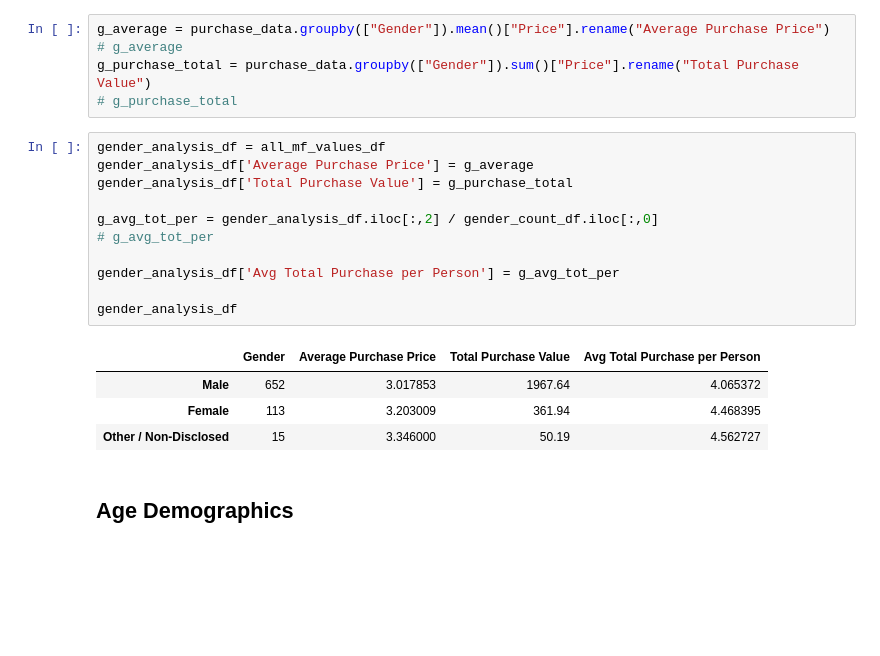
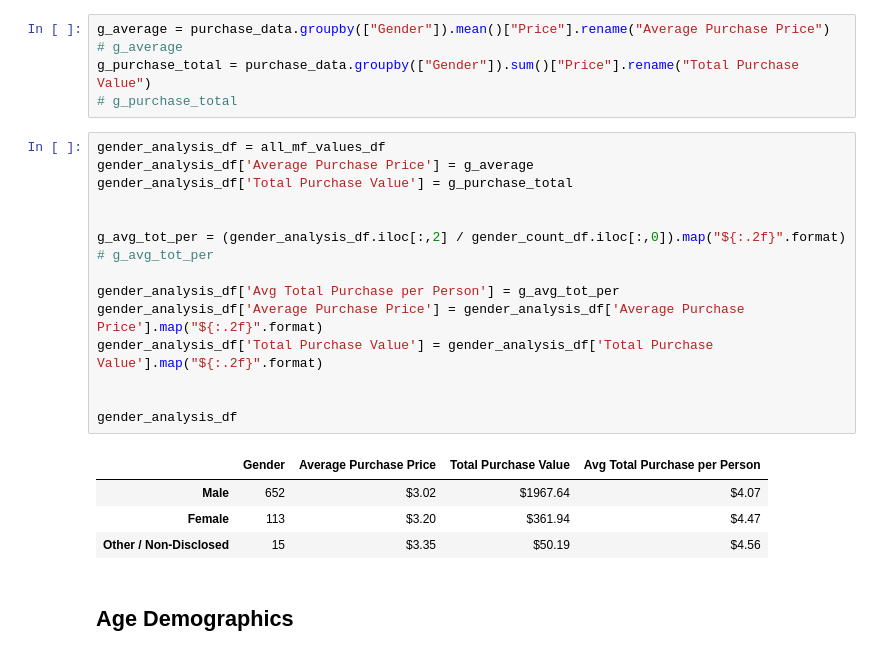
Before and after one commit to mannievilla/Pandas-Challenge, a Jupyter notebook: HeroesOfPymoli/HeroesOfPymoli_starter.ipynb, the cells around one changed output. Saved outputs shown, nothing was run; the diff lists cells and outputs as text; blank space fills up the shorter version.

```diff
--- a/HeroesOfPymoli/HeroesOfPymoli_starter.ipynb
+++ b/HeroesOfPymoli/HeroesOfPymoli_starter.ipynb
@@ -147,19 +147,23 @@ g_purchase_total = purchase_data.groupby(["Gender"]).sum()["Price"].rename("Tota
 # %%
 gender_analysis_df = all_mf_values_df
 gender_analysis_df['Average Purchase Price'] = g_average
 gender_analysis_df['Total Purchase Value'] = g_purchase_total
 
-g_avg_tot_per = gender_analysis_df.iloc[:,2] / gender_count_df.iloc[:,0]
+
+g_avg_tot_per = (gender_analysis_df.iloc[:,2] / gender_count_df.iloc[:,0]).map("${:.2f}".format)
 # g_avg_tot_per
 
 gender_analysis_df['Avg Total Purchase per Person'] = g_avg_tot_per
+gender_analysis_df['Average Purchase Price'] = gender_analysis_df['Average Purchase Price'].map("${:.2f}".format)
+gender_analysis_df['Total Purchase Value'] = gender_analysis_df['Total Purchase Value'].map("${:.2f}".format)
+
 
 gender_analysis_df
 # %% [output]
 |  | Gender | Average Purchase Price | Total Purchase Value | Avg Total Purchase per Person |
-| Male | 652 | 3.017853 | 1967.64 | 4.065372 |
-| Female | 113 | 3.203009 | 361.94 | 4.468395 |
-| Other / Non-Disclosed | 15 | 3.346000 | 50.19 | 4.562727 |
+| Male | 652 | $3.02 | $1967.64 | $4.07 |
+| Female | 113 | $3.20 | $361.94 | $4.47 |
+| Other / Non-Disclosed | 15 | $3.35 | $50.19 | $4.56 |
 # %% [markdown]
 ## Age Demographics
 # %% [markdown]
```
Also changed, not shown: parts of 5 cells of this notebook.
